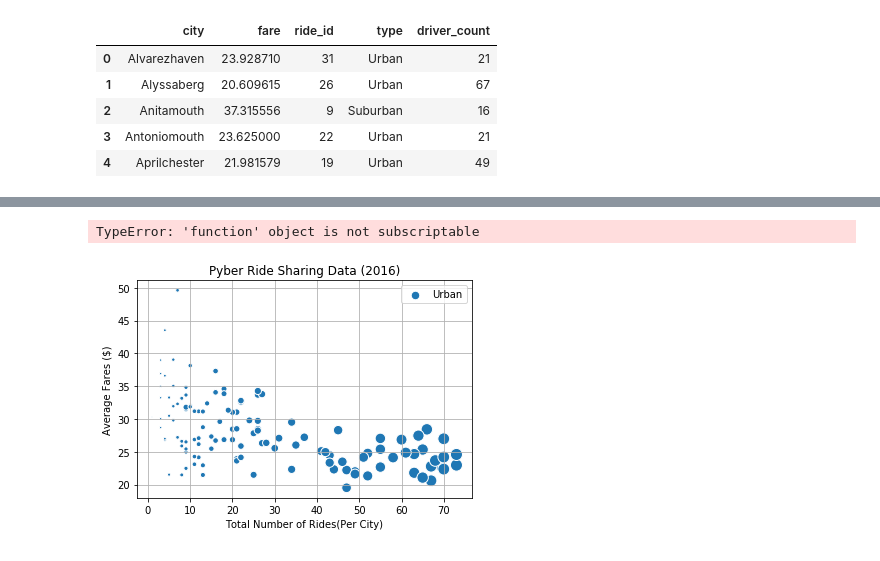
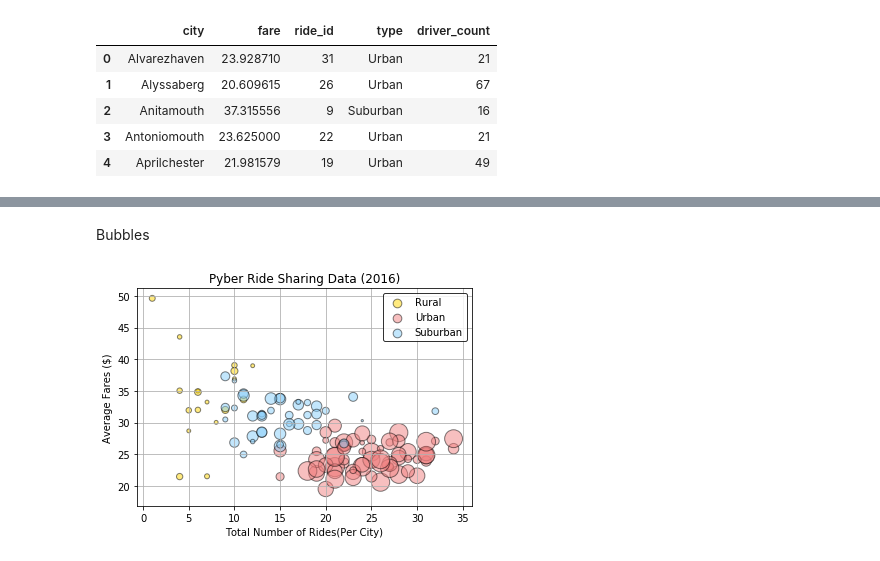
Before and after one commit to KDC323/Pyber, a Jupyter notebook: Pyber.ipynb, the cells around one changed output, grey strips where cells are left out. Cells and saved outputs as stored; diff of their text form; code cells hidden in the pictures.

```diff
--- a/Pyber.ipynb
+++ b/Pyber.ipynb
@@ -168,4 +127,0 @@ Urban_Plot
-# %%
-t=pd.groupby['type'].unique()
-# %% [output]
-TypeError: 'function' object is not subscriptable
@@ -174,13 +128,25 @@ unique_type =pd.DataFrame
+# %%
+Urban_Plot = Ride_Sharing[Ride_Sharing['type']=='Urban']
+
+Suburban_Plot = Ride_Sharing[Ride_Sharing['type']=='Suburban']
+
+Rural_Plot = Ride_Sharing[Ride_Sharing['type']=='Rural']
+# %% [markdown]
+Bubbles
 # %%
-labels = ["Urban", "Suburban",
-"Rural"]
+labels = ["Rural", "Urban", "Suburban"]
 # %%
-Ride_Sharing.plot(kind="scatter", x = 'driver_count', y = 'fare', s = Total_Drivers['driver_count'].values*2, edgecolor ='w')
+plt.scatter(Rural_Plot['ride_id'],Rural_Plot['fare'], s =Rural_Plot['driver_count']*5, edgecolor ='black', alpha = .5, c = '#FFD700')
+plt.scatter(Urban_Plot['ride_id'],Urban_Plot['fare'], s =Urban_Plot['driver_count']*5, edgecolor ='black', alpha = .5, c = '#F08080')
+plt.scatter(Suburban_Plot['ride_id'],Suburban_Plot['fare'], s =Suburban_Plot['driver_count']*5, edgecolor ='black', alpha = .5, c = '#87CEFA')
 plt.title('Pyber Ride Sharing Data (2016)')
 plt.ylabel("Average Fares ($)")
 plt.xlabel('Total Number of Rides(Per City)')
-plt.legend(labels,loc="best")
+lgnd = plt.legend(labels,frameon = True, edgecolor = 'black')
+lgnd.legendHandles[0]._sizes = [75]
+lgnd.legendHandles[1]._sizes = [75]
+lgnd.legendHandles[2]._sizes = [75]
 plt.grid()
 plt.show()
 # %% [output]
-[figure, old version]
+[figure, new version]
```
Also changed, not shown: parts of 22 cells of this notebook, 1 other file.
